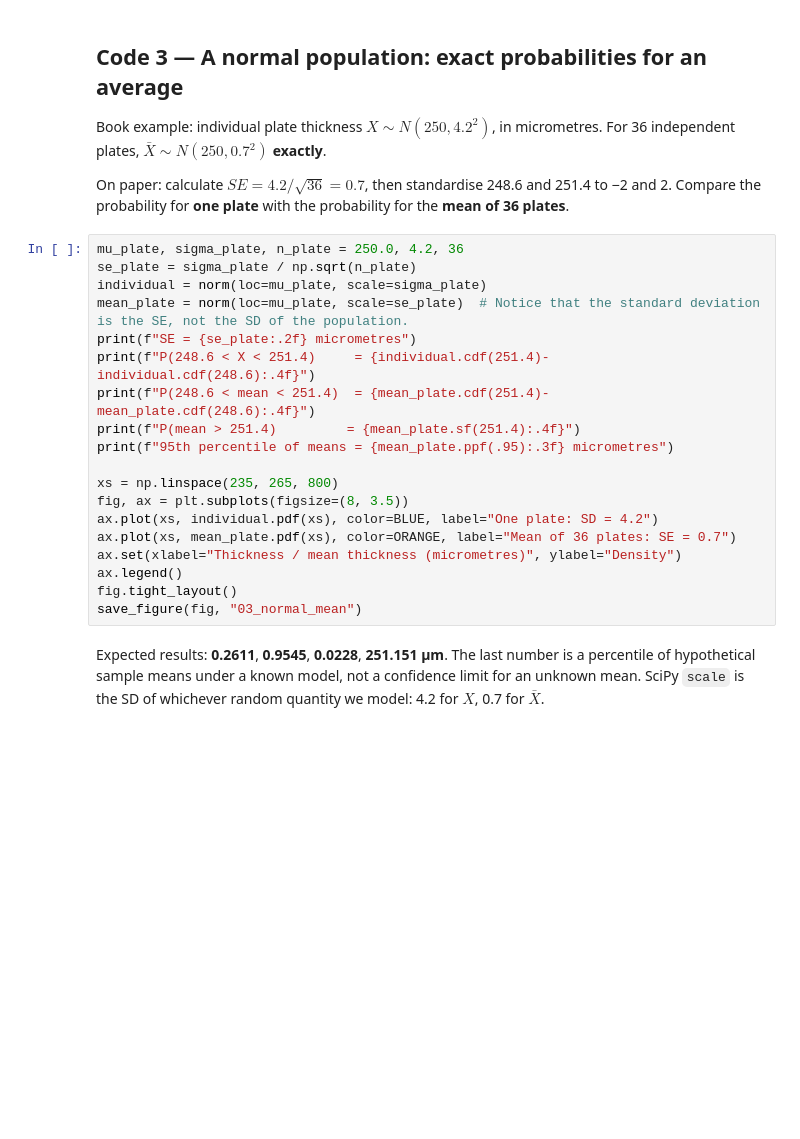
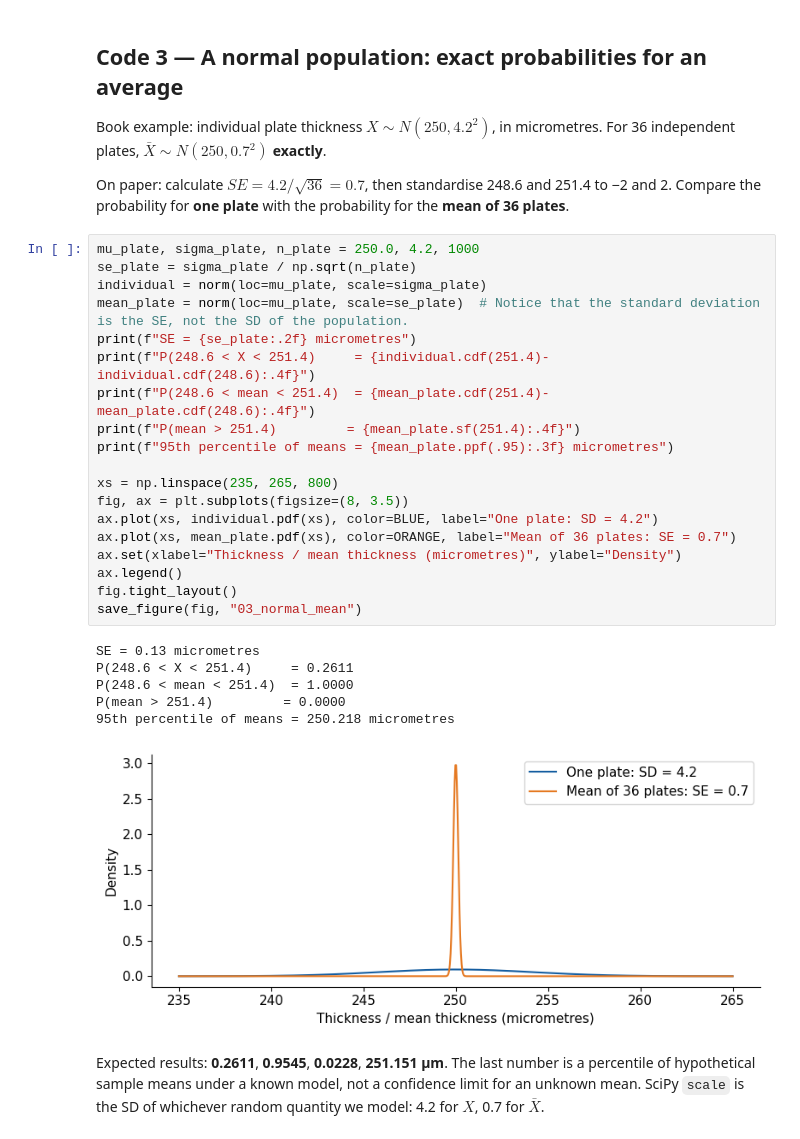
Before and after one commit to RBrooksDK/STA1_26, a Jupyter notebook: 05_Sampling_Distributions_and_the_CLT/session_material/sampling_distributions_demo.ipynb, the cells around one changed output. Cells and saved outputs as stored; diff of their text form; blank space fills up the shorter version.

```diff
--- a/05_Sampling_Distributions_and_the_CLT/session_material/sampling_distributions_demo.ipynb
+++ b/05_Sampling_Distributions_and_the_CLT/session_material/sampling_distributions_demo.ipynb
@@ -81,24 +81,31 @@ For 36 independent plates, $\bar X\sim N(250,0.7^2)$ **exactly**.
 On paper: calculate $SE=4.2/\sqrt{36}=0.7$, then standardise 248.6 and 251.4 to −2 and 2.
 Compare the probability for **one plate** with the probability for the **mean of 36 plates**.
 # %%
-mu_plate, sigma_plate, n_plate = 250.0, 4.2, 36
+mu_plate, sigma_plate, n_plate = 250.0, 4.2, 1000
 se_plate = sigma_plate / np.sqrt(n_plate)
 individual = norm(loc=mu_plate, scale=sigma_plate)
 mean_plate = norm(loc=mu_plate, scale=se_plate)  # Notice that the standard deviation is the SE, not the SD of the population.
 print(f"SE = {se_plate:.2f} micrometres")
 print(f"P(248.6 < X < 251.4)     = {individual.cdf(251.4)-individual.cdf(248.6):.4f}")
 print(f"P(248.6 < mean < 251.4)  = {mean_plate.cdf(251.4)-mean_plate.cdf(248.6):.4f}")
 print(f"P(mean > 251.4)         = {mean_plate.sf(251.4):.4f}")
 print(f"95th percentile of means = {mean_plate.ppf(.95):.3f} micrometres")
 
 xs = np.linspace(235, 265, 800)
 fig, ax = plt.subplots(figsize=(8, 3.5))
 ax.plot(xs, individual.pdf(xs), color=BLUE, label="One plate: SD = 4.2")
 ax.plot(xs, mean_plate.pdf(xs), color=ORANGE, label="Mean of 36 plates: SE = 0.7")
 ax.set(xlabel="Thickness / mean thickness (micrometres)", ylabel="Density")
 ax.legend()
 fig.tight_layout()
 save_figure(fig, "03_normal_mean")
+# %% [output]
+SE = 0.13 micrometres
+P(248.6 < X < 251.4)     = 0.2611
+P(248.6 < mean < 251.4)  = 1.0000
+P(mean > 251.4)         = 0.0000
+95th percentile of means = 250.218 micrometres
+[figure, added]
 # %% [markdown]
 Expected results: **0.2611**, **0.9545**, **0.0228**, **251.151 µm**.
 The last number is a percentile of hypothetical sample means under a known model, not a confidence limit for an unknown mean.
```
Also changed, not shown: parts of 6 cells of this notebook, 6 other files.
